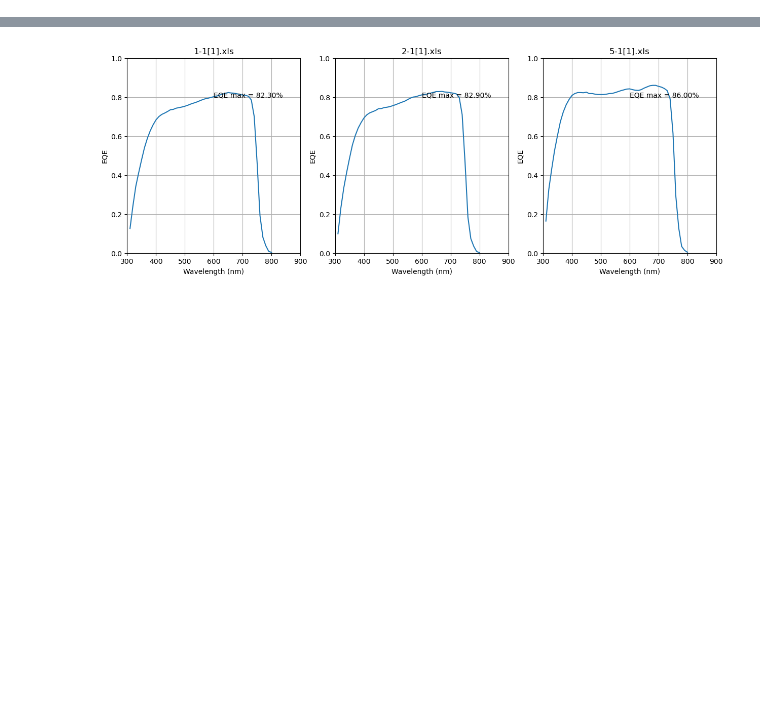
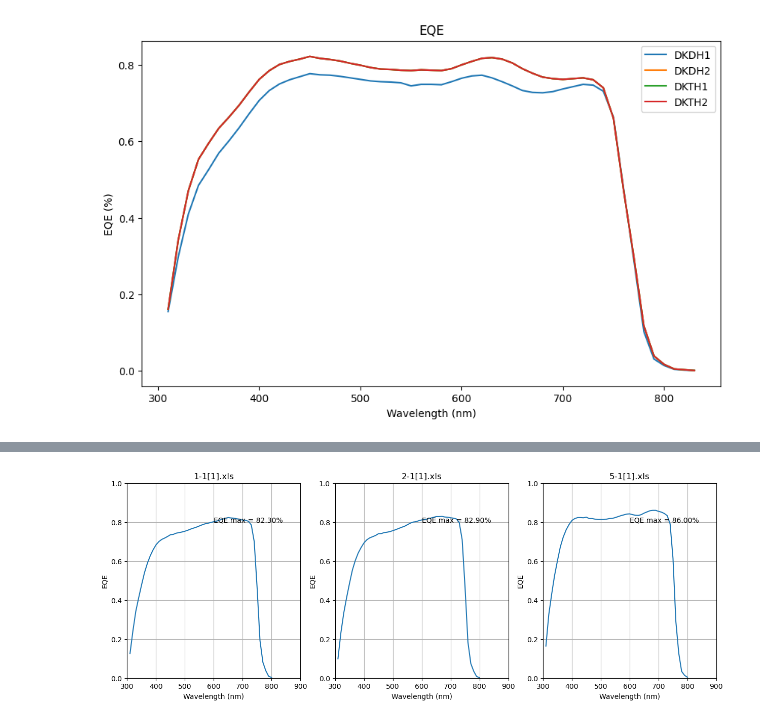
Before and after one commit to LuLuEhret/PV_lab_PdS, a Jupyter notebook: plot_eqe.ipynb, the cells around one changed output, grey strips where cells are left out. Saved outputs shown, nothing was run; the diff lists cells and outputs as text; code cells hidden in the pictures; blank space fills up the shorter version.

```diff
--- a/plot_eqe.ipynb
+++ b/plot_eqe.ipynb
@@ -11,0 +34,12 @@ for i in range(0, 8):
+# %%
+#plot the 4 dataframe on the same plot
+fig, ax = plt.subplots(figsize=(10, 6))
+for i in range(0, 4):
+    ax.plot(df_list[i]['wavelength'], df_list[i]['EQE'], label=dict_[i])
+ax.set_xlabel('Wavelength (nm)')
+ax.set_ylabel('EQE (%)')
+ax.set_title('EQE')
+ax.legend()
+plt.show()
+# %% [output]
+[figure, added]
```
Also changed, not shown: parts of 5 cells of this notebook, 16 other files.
